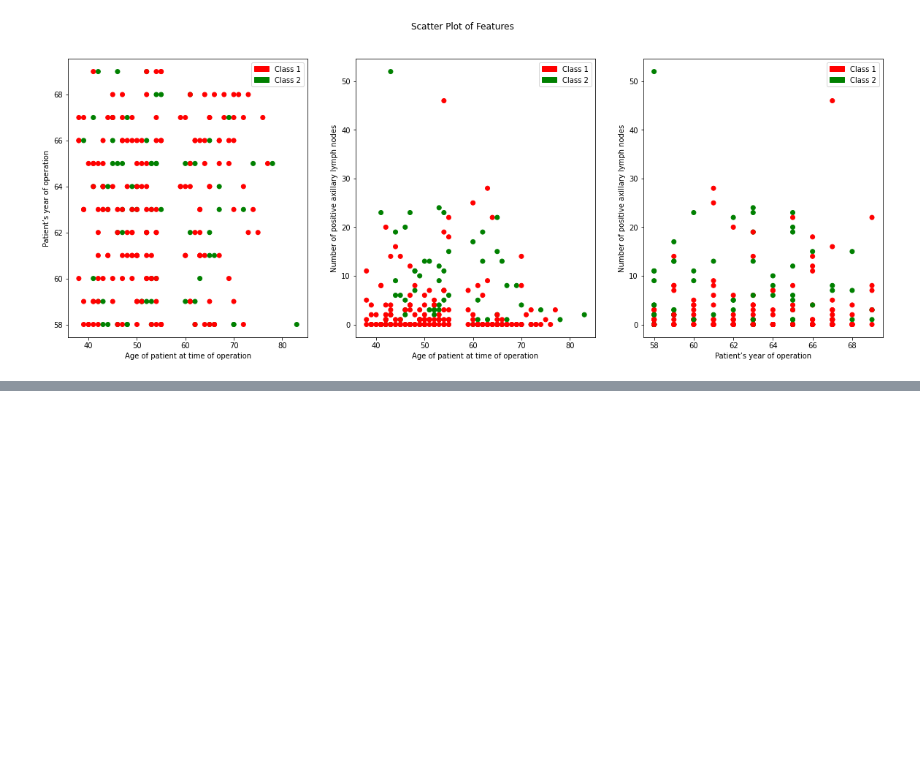
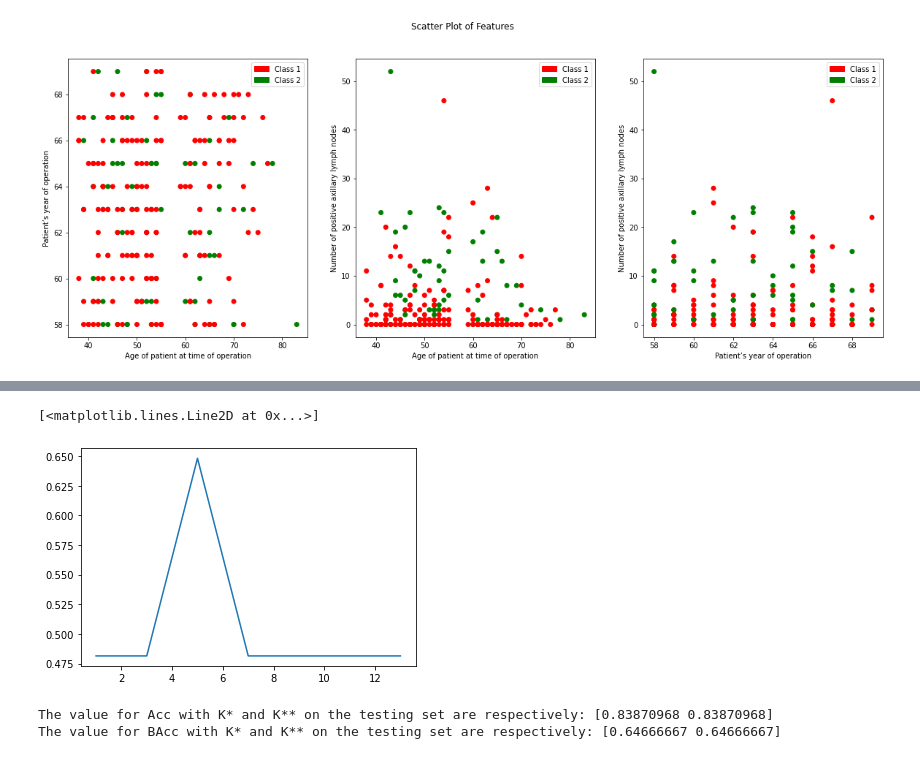
Before and after one commit to adrita23/Machine-Learning-Assignments, a Jupyter notebook: ML_Fall_21_HW1.ipynb, the cells around one changed output, grey strips where cells are left out. Saved outputs shown, nothing was run; the diff lists cells and outputs as text; code cells hidden in the pictures; blank space fills up the shorter version.

```diff
--- a/ML_Fall_21_HW1.ipynb
+++ b/ML_Fall_21_HW1.ipynb
@@ -104,0 +195,48 @@ Text(0, 0.5, 'Number of positive axillary lymph nodes')
+# %%
+plt.plot(k_values, BAcc)
+# %% [output]
+[<matplotlib.lines.Line2D at 0x...>]
+[figure, added]
+# %%
+#1b.iii
+# distinguish fetaures and labels from training data
+
+#import test data and seperate features and labels
+data2= pd.read_csv('/content/drive/MyDrive/ML HW/data_test.csv', header=None)
+data_test_ = data2.loc[:,0:2].to_numpy()
+label_test_ = data2.loc[:,3].to_numpy()
+
+no_of_test_data= data_test_.shape[0]
+no_of_test_data_class1 = np.count_nonzero(label_test_ == 1)
+no_of_test_data_class2 = np.count_nonzero(label_test_==2)
+
+
+#different values of K
+k_vals = np.array([k_star1, k_star2])
+Acc_test = np.empty(len(k_vals))
+BAcc_test = np.empty(len(k_vals))
+
+#hyperparameter tuning on dev data
+for i, k in enumerate(k_vals):
+  my_classifier = KNN_classifier(k)
+  my_classifier.fit(data_train, label_train)
+  correct_classified_test = 0
+  correct_classified_test_class1 = 0
+  correct_classified_test_class_2 = 0
+
+  for indeX, dataX in enumerate(data_test_):
+    res = my_classifier.predict(dataX)
+    if res == label_test_[indeX]:
+      correct_classified_test +=1
+      if res == 1:
+        correct_classified_test_class1 += 1
+      else:
+        correct_classified_test_class_2 += 1
+
+  Acc_test[i]  = correct_classified_test/no_of_test_data
+  BAcc_test[i] = 0.5 * (correct_classified_test_class1/ no_of_test_data_class1) + 0.5 * (correct_classified_test_class_2/ no_of_test_data_class2)
+print(f"The value for Acc with K* and K** on the testing set are respectively: {Acc_test}")
+print(f"The value for BAcc with K* and K** on the testing set are respectively: {BAcc_test}")
+# %% [output]
+The value for Acc with K* and K** on the testing set are respectively: [0.83870968 0.83870968]
+The value for BAcc with K* and K** on the testing set are respectively: [0.64666667 0.64666667]
```
Also changed, not shown: parts of 9 cells of this notebook.
